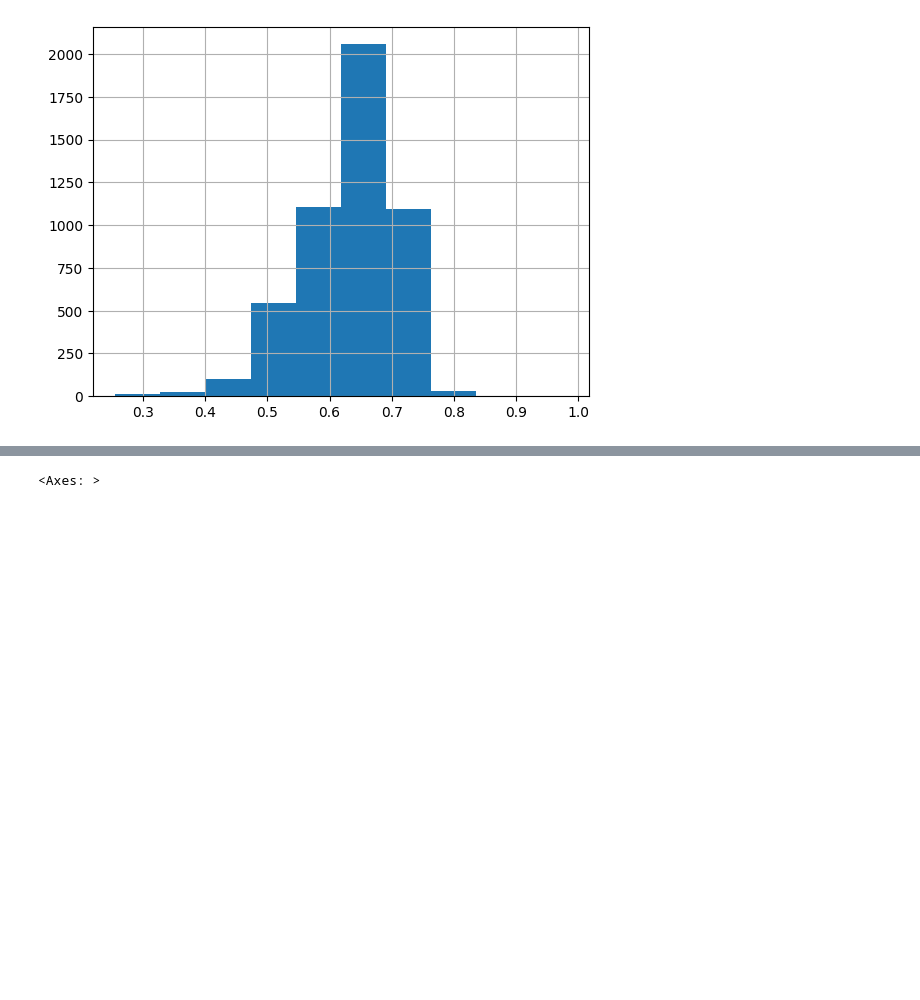
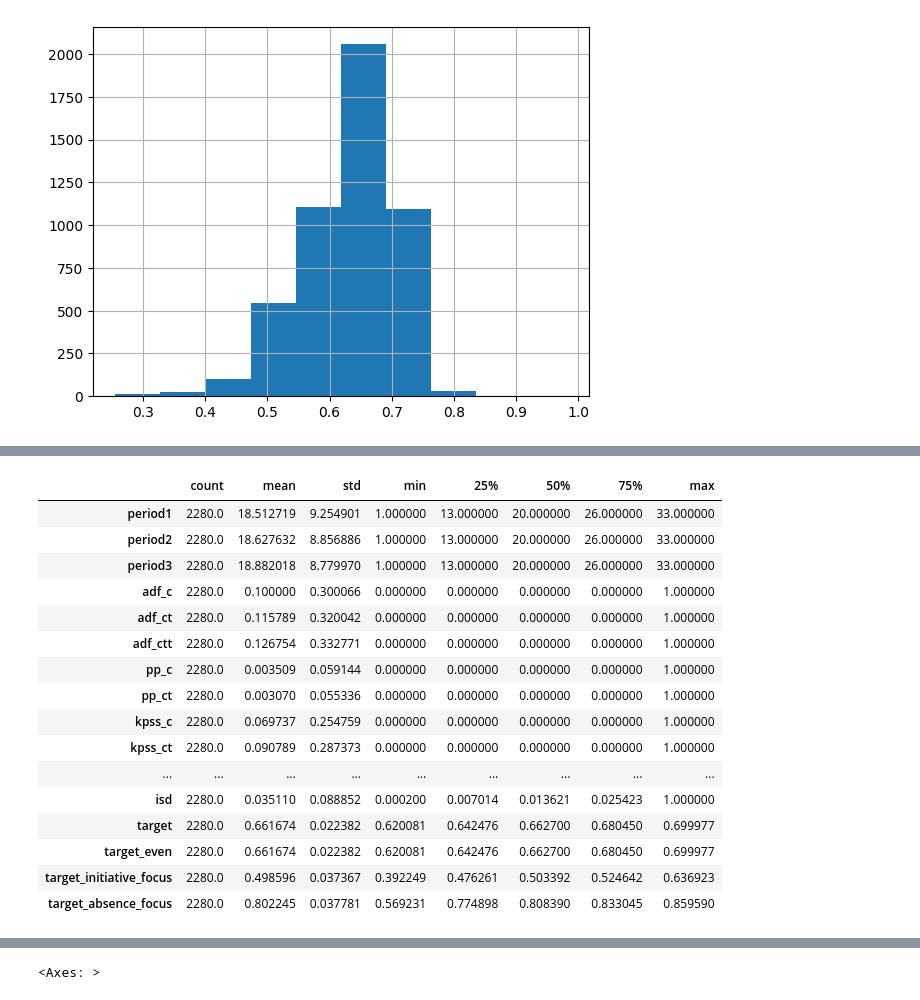
Before and after one commit to fedorbondar/tempo-performance, a Jupyter notebook: notebooks/weighted_metrics.ipynb, the cells around one changed output, grey strips where cells are left out. Saved outputs shown, nothing was run; the diff lists cells and outputs as text; code cells hidden in the pictures; blank space fills up the shorter version.

```diff
--- a/notebooks/weighted_metrics.ipynb
+++ b/notebooks/weighted_metrics.ipynb
@@ -33,0 +73,20 @@ df['target_even'].hist()
+# %%
+df[(df['target_even'] >= 0.62) & (df['target_even'] < 0.7)].describe().T
+# %% [output]
+|  | count | mean | std | min | 25% | 50% | 75% | max |
+| period1 | 2280.0 | 18.512719 | 9.254901 | 1.000000 | 13.000000 | 20.000000 | 26.000000 | 33.000000 |
+| period2 | 2280.0 | 18.627632 | 8.856886 | 1.000000 | 13.000000 | 20.000000 | 26.000000 | 33.000000 |
+| period3 | 2280.0 | 18.882018 | 8.779970 | 1.000000 | 13.000000 | 20.000000 | 26.000000 | 33.000000 |
+| adf_c | 2280.0 | 0.100000 | 0.300066 | 0.000000 | 0.000000 | 0.000000 | 0.000000 | 1.000000 |
+| adf_ct | 2280.0 | 0.115789 | 0.320042 | 0.000000 | 0.000000 | 0.000000 | 0.000000 | 1.000000 |
+| adf_ctt | 2280.0 | 0.126754 | 0.332771 | 0.000000 | 0.000000 | 0.000000 | 0.000000 | 1.000000 |
+| pp_c | 2280.0 | 0.003509 | 0.059144 | 0.000000 | 0.000000 | 0.000000 | 0.000000 | 1.000000 |
+| pp_ct | 2280.0 | 0.003070 | 0.055336 | 0.000000 | 0.000000 | 0.000000 | 0.000000 | 1.000000 |
+| kpss_c | 2280.0 | 0.069737 | 0.254759 | 0.000000 | 0.000000 | 0.000000 | 0.000000 | 1.000000 |
+| kpss_ct | 2280.0 | 0.090789 | 0.287373 | 0.000000 | 0.000000 | 0.000000 | 0.000000 | 1.000000 |
+| ... | ... | ... | ... | ... | ... | ... | ... | ... |
+| isd | 2280.0 | 0.035110 | 0.088852 | 0.000200 | 0.007014 | 0.013621 | 0.025423 | 1.000000 |
+| target | 2280.0 | 0.661674 | 0.022382 | 0.620081 | 0.642476 | 0.662700 | 0.680450 | 0.699977 |
+| target_even | 2280.0 | 0.661674 | 0.022382 | 0.620081 | 0.642476 | 0.662700 | 0.680450 | 0.699977 |
+| target_initiative_focus | 2280.0 | 0.498596 | 0.037367 | 0.392249 | 0.476261 | 0.503392 | 0.524642 | 0.636923 |
+| target_absence_focus | 2280.0 | 0.802245 | 0.037781 | 0.569231 | 0.774898 | 0.808390 | 0.833045 | 0.859590 |
```
Also changed, not shown: parts of 12 cells of this notebook, 1 other file.
